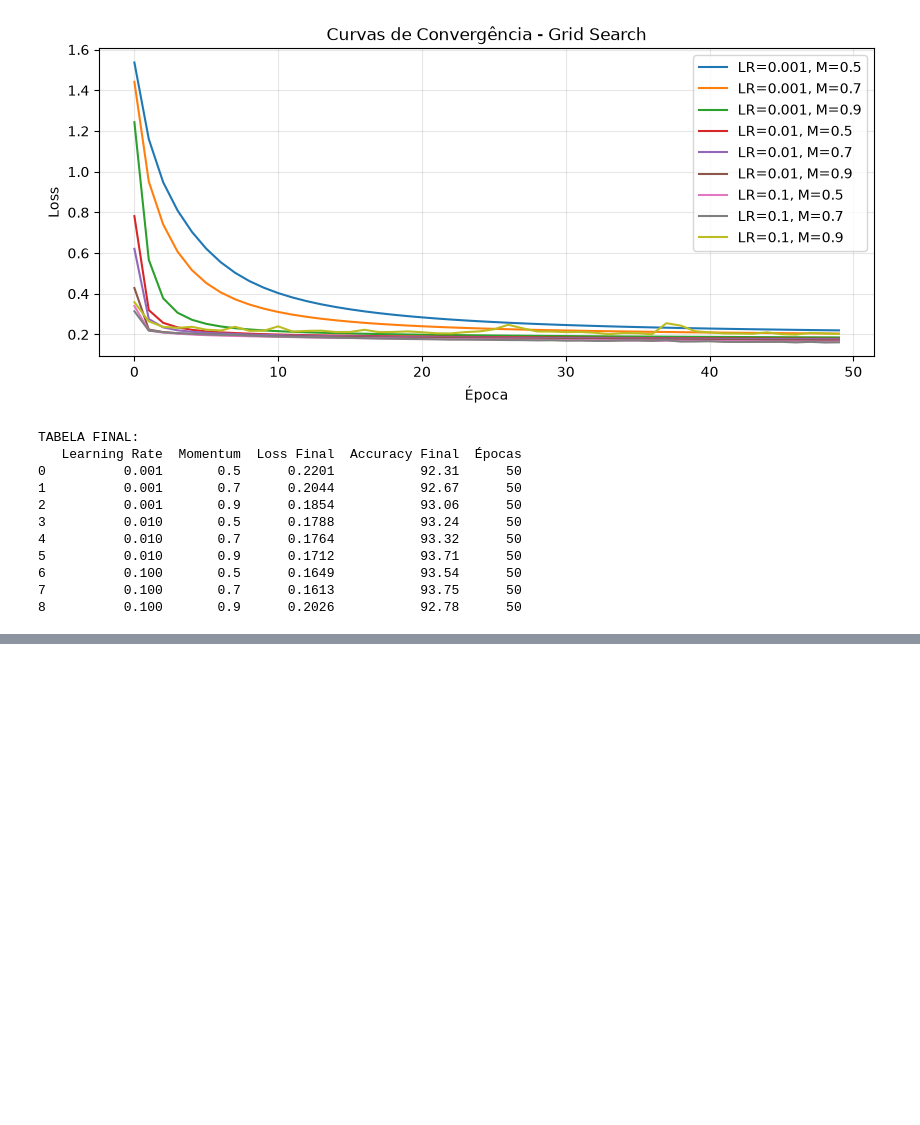
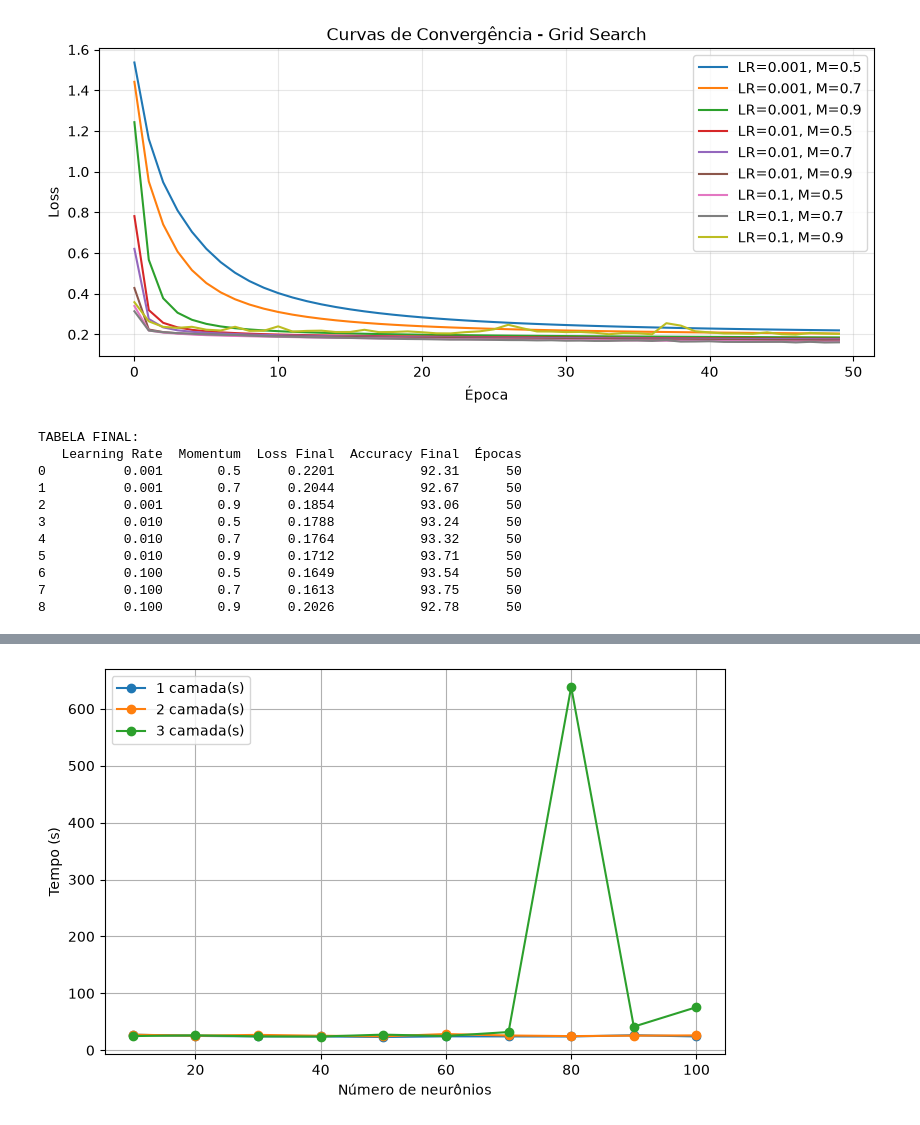
Before and after one commit to biaa04/t2-ic, a Jupyter notebook: t2_mlp.ipynb, the cells around one changed output, grey strips where cells are left out. Saved outputs shown, nothing was run; the diff lists cells and outputs as text; code cells hidden in the pictures; blank space fills up the shorter version.

```diff
--- a/t2_mlp.ipynb
+++ b/t2_mlp.ipynb
@@ -307,0 +547,24 @@ TABELA FINAL:
+# %%
+plt.figure(figsize=(8,5))
+
+for c in [1,2,3]:
+
+    subset = df_topologias[
+        df_topologias["Camadas"] == c
+    ]
+
+    plt.plot(
+        subset["Neuronios"],
+        subset["Tempo"],
+        marker="o",
+        label=f"{c} camada(s)"
+    )
+
+plt.xlabel("Número de neurônios")
+plt.ylabel("Tempo (s)")
+plt.legend()
+plt.grid(True)
+
+plt.show()
+# %% [output]
+[figure, added]
```
Also changed, not shown: parts of 48 cells of this notebook, 2 other files.
